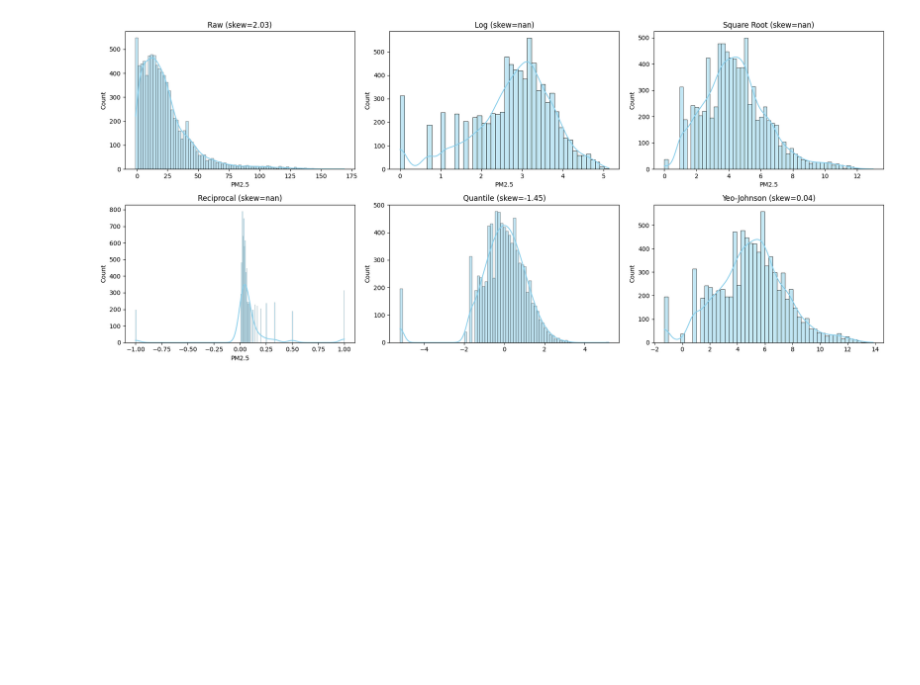
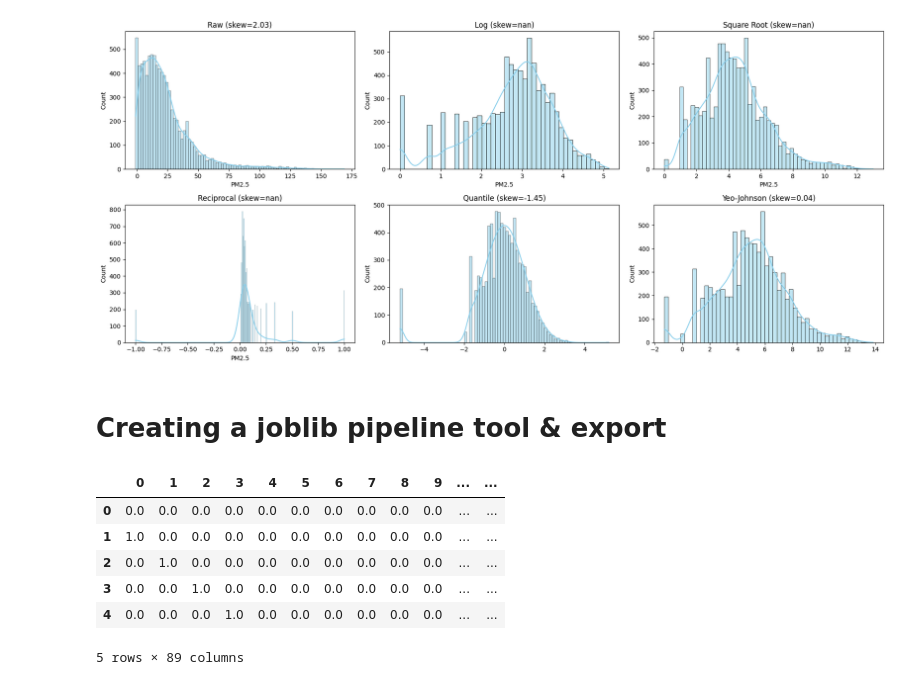
Before and after one commit to ditp01/bicycles-seoul, a Jupyter notebook: notebooks/2.2-ditp-preprocessing-pipeline.ipynb, the cells around one changed output. Cells and saved outputs as stored; diff of their text form; code cells hidden in the pictures; blank space fills up the shorter version.

```diff
--- a/notebooks/2.2-ditp-preprocessing-pipeline.ipynb
+++ b/notebooks/2.2-ditp-preprocessing-pipeline.ipynb
@@ -367,3 +387,5 @@ plotvar(df,'PM2.5')
 transform_and_plot(df, "PM2.5")
 # %% [output]
 [figure]
+# %% [markdown]
+# Creating a joblib pipeline tool & export
@@ -369,0 +473,10 @@ transform_and_plot(df, "PM2.5")
+# %%
+df_transformed.head()
+# %% [output]
+|  | 0 | 1 | 2 | 3 | 4 | 5 | 6 | 7 | 8 | 9 | ... | ... |
+| 0 | 0.0 | 0.0 | 0.0 | 0.0 | 0.0 | 0.0 | 0.0 | 0.0 | 0.0 | 0.0 | ... | ... |
+| 1 | 1.0 | 0.0 | 0.0 | 0.0 | 0.0 | 0.0 | 0.0 | 0.0 | 0.0 | 0.0 | ... | ... |
+| 2 | 0.0 | 1.0 | 0.0 | 0.0 | 0.0 | 0.0 | 0.0 | 0.0 | 0.0 | 0.0 | ... | ... |
+| 3 | 0.0 | 0.0 | 1.0 | 0.0 | 0.0 | 0.0 | 0.0 | 0.0 | 0.0 | 0.0 | ... | ... |
+| 4 | 0.0 | 0.0 | 0.0 | 1.0 | 0.0 | 0.0 | 0.0 | 0.0 | 0.0 | 0.0 | ... | ... |
+5 rows × 89 columns
```
Also changed, not shown: parts of 16 cells of this notebook, 9 other files.
